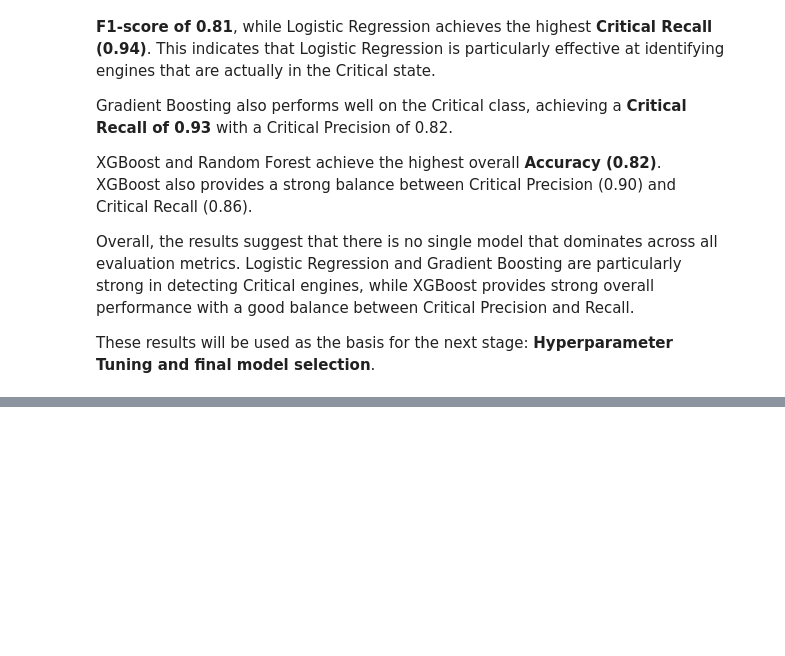
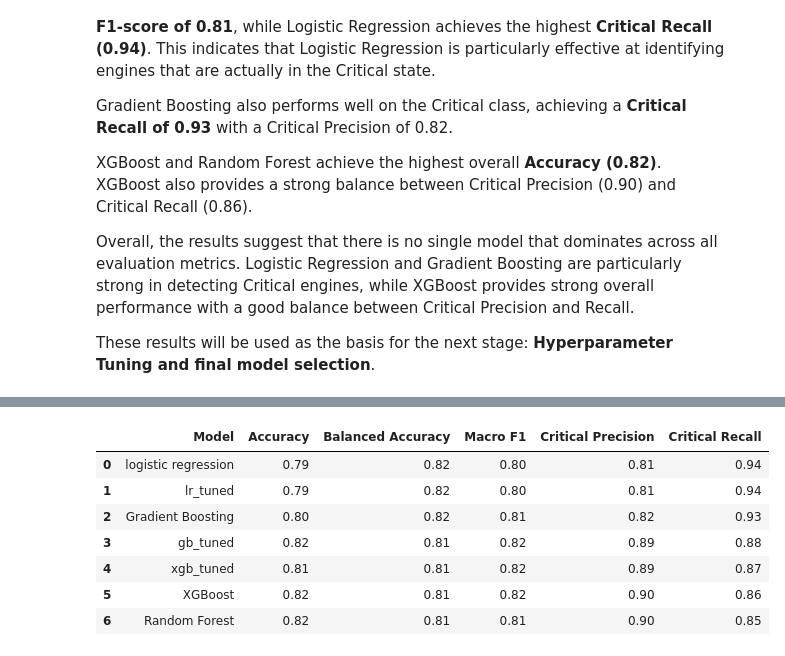
Before and after one commit to variableh/NASA, a Jupyter notebook: 03_classification.ipynb, the cells around one changed output, grey strips where cells are left out. Saved outputs shown, nothing was run; the diff lists cells and outputs as text; code cells hidden in the pictures; blank space fills up the shorter version.

```diff
--- a/03_classification.ipynb
+++ b/03_classification.ipynb
@@ -307,0 +400,6 @@ These results will be used as the basis for the next stage: **Hyperparameter Tun
+# %%
+
+best_gb = gb_search.best_estimator_
+y_pred_xgb_tuned = best_gb.predict(X_val)
+gb_tuned_results = evaluate(y_val, y_pred_gb_tuned, "gb_tuned")
+gb_tuned_results
@@ -307,0 +476,15 @@ These results will be used as the basis for the next stage: **Hyperparameter Tun
+# %%
+all_results = [lr_results, rf_results, gb_results, xgb_results, gb_tuned_results, xgb_tuned_results, lr_tuned_results]
+
+final_results = pd.concat(all_results, ignore_index=True)
+
+final_results.sort_values("Critical Recall", ascending= False).reset_index(drop=True)
+# %% [output]
+|  | Model | Accuracy | Balanced Accuracy | Macro F1 | Critical Precision | Critical Recall |
+| 0 | logistic regression | 0.79 | 0.82 | 0.80 | 0.81 | 0.94 |
+| 1 | lr_tuned | 0.79 | 0.82 | 0.80 | 0.81 | 0.94 |
+| 2 | Gradient Boosting | 0.80 | 0.82 | 0.81 | 0.82 | 0.93 |
+| 3 | gb_tuned | 0.82 | 0.81 | 0.82 | 0.89 | 0.88 |
+| 4 | xgb_tuned | 0.81 | 0.81 | 0.82 | 0.89 | 0.87 |
+| 5 | XGBoost | 0.82 | 0.81 | 0.82 | 0.90 | 0.86 |
+| 6 | Random Forest | 0.82 | 0.81 | 0.81 | 0.90 | 0.85 |
```
Also changed, not shown: parts of 17 cells of this notebook.
